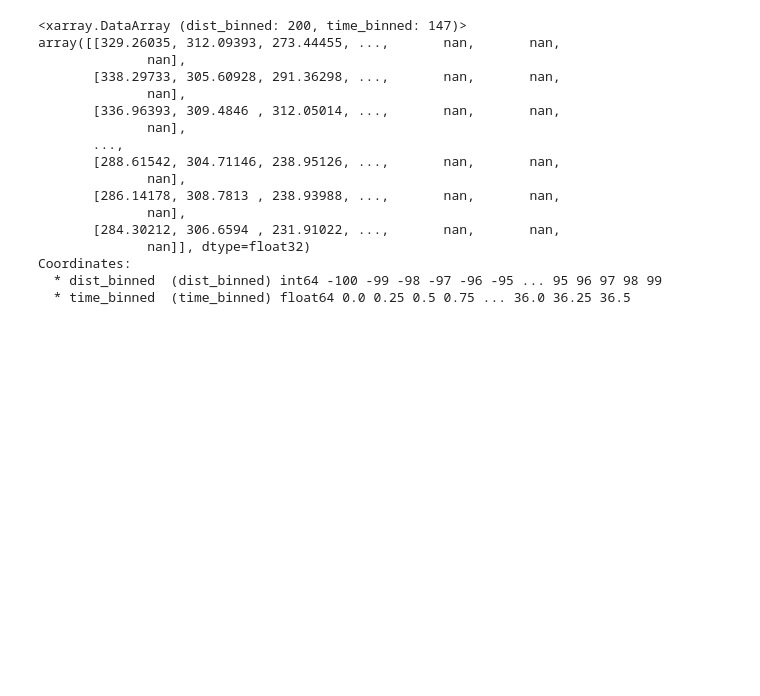
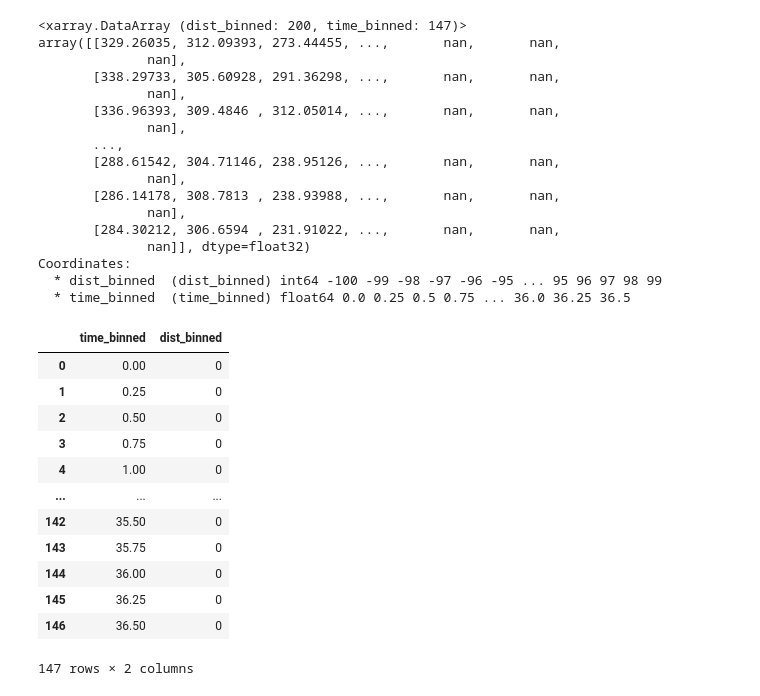
Before and after one commit to annatippett/geotracks, a Jupyter notebook: src/examples/example.ipynb, the cells around one changed output. Saved outputs shown, nothing was run; the diff lists cells and outputs as text; code cells hidden in the pictures; blank space fills up the shorter version.

```diff
--- a/src/examples/example.ipynb
+++ b/src/examples/example.ipynb
@@ -89,4 +89,20 @@ array([[329.26035, 312.09393, 273.44455, ...,       nan,       nan,
 Coordinates:
   * dist_binned  (dist_binned) int64 -100 -99 -98 -97 -96 -95 ... 95 96 97 98 99
   * time_binned  (time_binned) float64 0.0 0.25 0.5 0.75 ... 36.0 36.25 36.5
+# %%
+zeroline.to_dataframe('zero').reset_index()[['time_binned','dist_binned']]
+# %% [output]
+|  | time_binned | dist_binned |
+| 0 | 0.00 | 0 |
+| 1 | 0.25 | 0 |
+| 2 | 0.50 | 0 |
+| 3 | 0.75 | 0 |
+| 4 | 1.00 | 0 |
+| ... | ... | ... |
+| 142 | 35.50 | 0 |
+| 143 | 35.75 | 0 |
+| 144 | 36.00 | 0 |
+| 145 | 36.25 | 0 |
+| 146 | 36.50 | 0 |
+147 rows × 2 columns
 # %%
```
Also changed, not shown: parts of 1 cell of this notebook.
